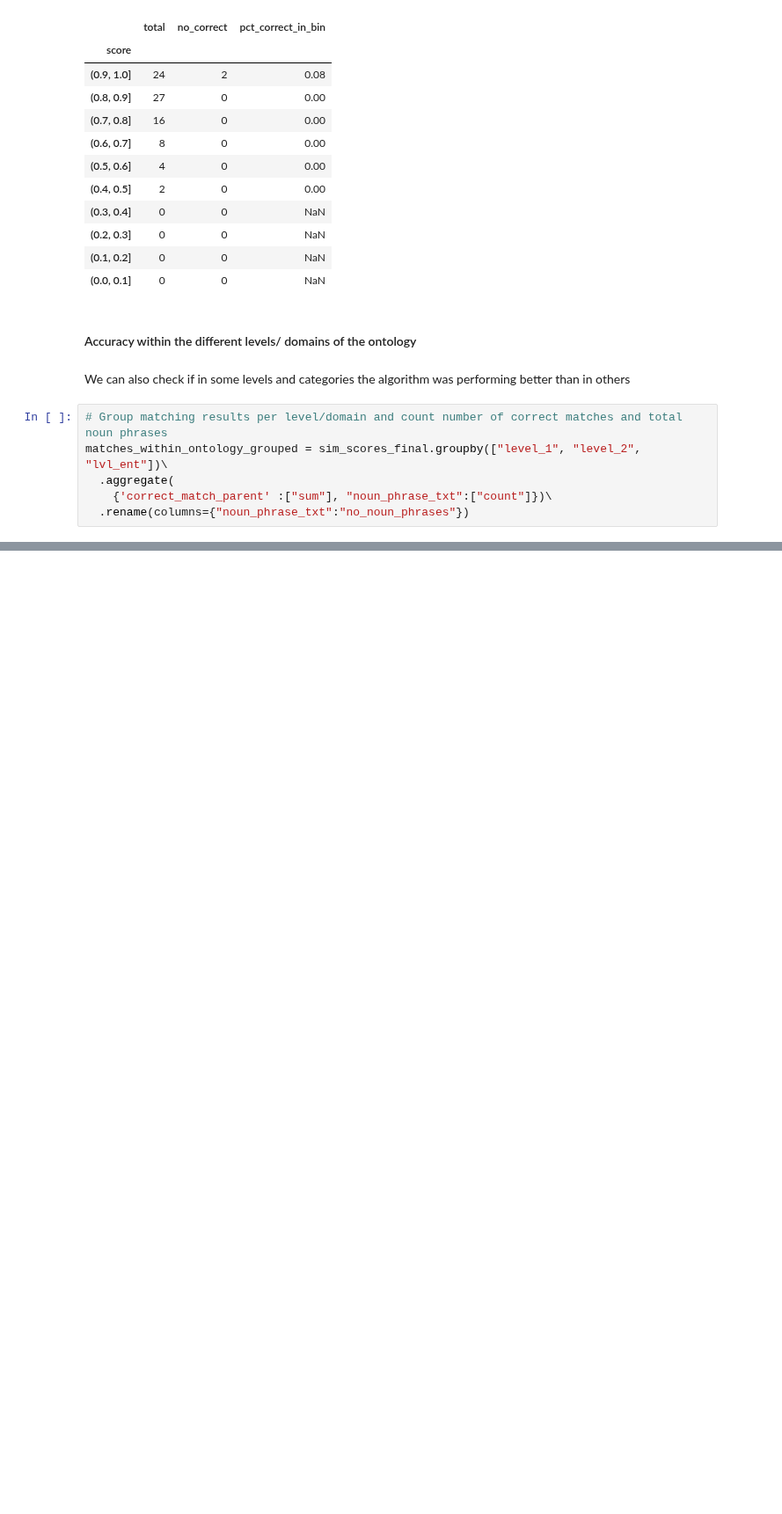
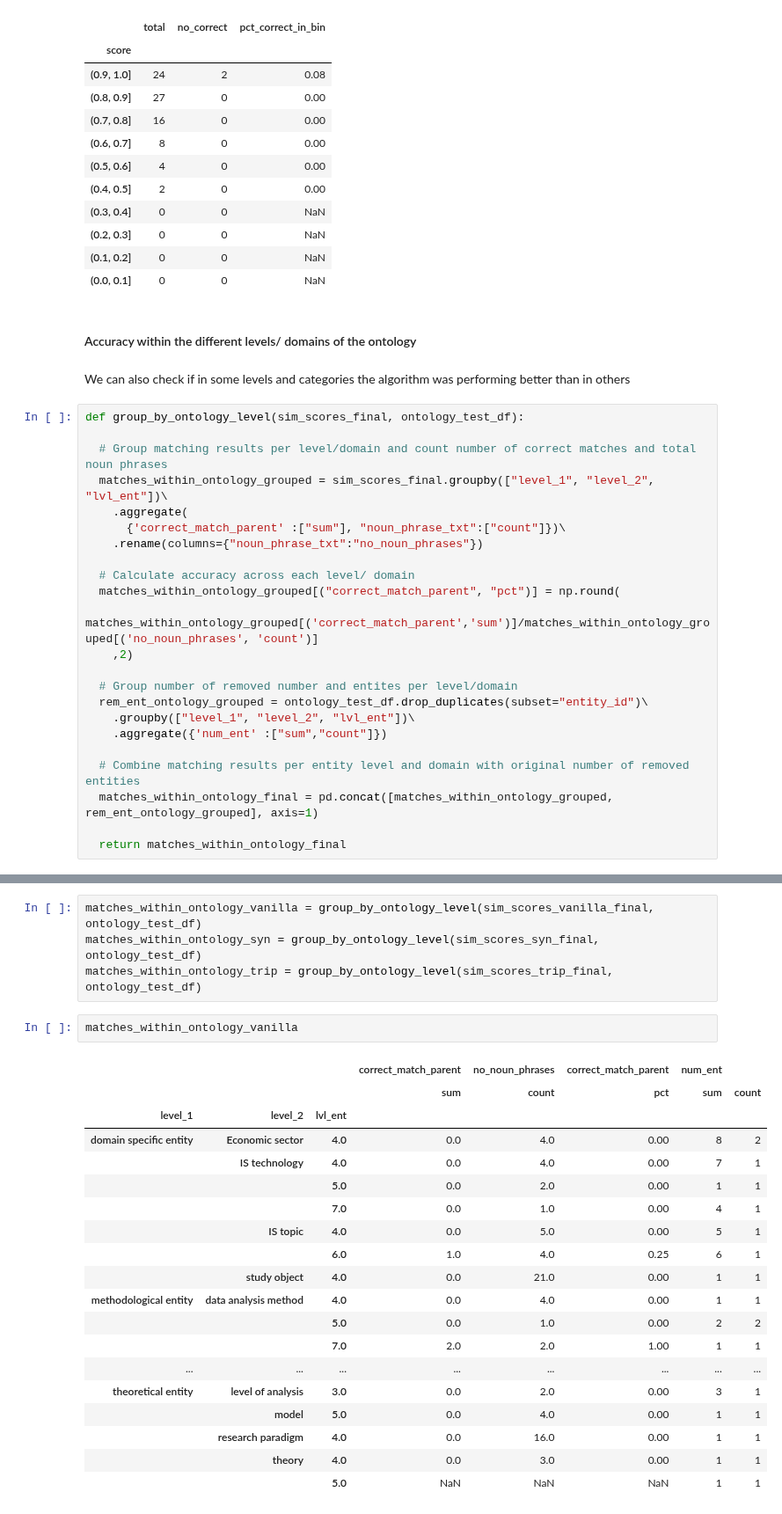
Before and after one commit to Heity94/TWSM_Lab, a Jupyter notebook: Project/Notebooks/PH_NER_Evaluate_Model_Performance.ipynb, the cells around one changed output, grey strips where cells are left out. Shown at 88% size. Cells and saved outputs as stored; diff of their text form; blank space fills up the shorter version.

Commit message:
Add some comparisons between model prediction on test set

```diff
--- a/Project/Notebooks/PH_NER_Evaluate_Model_Performance.ipynb
+++ b/Project/Notebooks/PH_NER_Evaluate_Model_Performance.ipynb
@@ -334,8 +334,25 @@ corr_match_bins_trip
 # %% [markdown]
 We can also check if in some levels and categories the algorithm was performing better than in others
 # %%
-# Group matching results per level/domain and count number of correct matches and total noun phrases
-matches_within_ontology_grouped = sim_scores_final.groupby(["level_1", "level_2", "lvl_ent"])\
-  .aggregate(
-    {'correct_match_parent' :["sum"], "noun_phrase_txt":["count"]})\
-  .rename(columns={"noun_phrase_txt":"no_noun_phrases"})
+def group_by_ontology_level(sim_scores_final, ontology_test_df):
+
+  # Group matching results per level/domain and count number of correct matches and total noun phrases
+  matches_within_ontology_grouped = sim_scores_final.groupby(["level_1", "level_2", "lvl_ent"])\
+    .aggregate(
+      {'correct_match_parent' :["sum"], "noun_phrase_txt":["count"]})\
+    .rename(columns={"noun_phrase_txt":"no_noun_phrases"})
+
+  # Calculate accuracy across each level/ domain
+  matches_within_ontology_grouped[("correct_match_parent", "pct")] = np.round(
+    matches_within_ontology_grouped[('correct_match_parent','sum')]/matches_within_ontology_grouped[('no_noun_phrases', 'count')]
+    ,2)
+
+  # Group number of removed number and entites per level/domain
+  rem_ent_ontology_grouped = ontology_test_df.drop_duplicates(subset="entity_id")\
+    .groupby(["level_1", "level_2", "lvl_ent"])\
+    .aggregate({'num_ent' :["sum","count"]})
+
+  # Combine matching results per entity level and domain with original number of removed entities
+  matches_within_ontology_final = pd.concat([matches_within_ontology_grouped, rem_ent_ontology_grouped], axis=1)
+
+  return matches_within_ontology_final
@@ -396,0 +359,26 @@ pd.concat([matches_within_ontology_grouped, rem_ent_ontology_grouped], axis=1)
+# %%
+matches_within_ontology_vanilla = group_by_ontology_level(sim_scores_vanilla_final, ontology_test_df)
+matches_within_ontology_syn = group_by_ontology_level(sim_scores_syn_final, ontology_test_df)
+matches_within_ontology_trip = group_by_ontology_level(sim_scores_trip_final, ontology_test_df)
+# %%
+matches_within_ontology_vanilla
+# %% [output]
+|  |  |  | correct_match_parent | no_noun_phrases | correct_match_parent | num_ent |  |
+|  |  |  | sum | count | pct | sum | count |
+| level_1 | level_2 | lvl_ent |  |  |  |  |  |
+| domain specific entity | Economic sector | 4.0 | 0.0 | 4.0 | 0.00 | 8 | 2 |
+|  | IS technology | 4.0 | 0.0 | 4.0 | 0.00 | 7 | 1 |
+|  |  | 5.0 | 0.0 | 2.0 | 0.00 | 1 | 1 |
+|  |  | 7.0 | 0.0 | 1.0 | 0.00 | 4 | 1 |
+|  | IS topic | 4.0 | 0.0 | 5.0 | 0.00 | 5 | 1 |
+|  |  | 6.0 | 1.0 | 4.0 | 0.25 | 6 | 1 |
+|  | study object | 4.0 | 0.0 | 21.0 | 0.00 | 1 | 1 |
+| methodological entity | data analysis method | 4.0 | 0.0 | 4.0 | 0.00 | 1 | 1 |
+|  |  | 5.0 | 0.0 | 1.0 | 0.00 | 2 | 2 |
+|  |  | 7.0 | 2.0 | 2.0 | 1.00 | 1 | 1 |
+| ... | ... | ... | ... | ... | ... | ... | ... |
+| theoretical entity | level of analysis | 3.0 | 0.0 | 2.0 | 0.00 | 3 | 1 |
+|  | model | 5.0 | 0.0 | 4.0 | 0.00 | 1 | 1 |
+|  | research paradigm | 4.0 | 0.0 | 16.0 | 0.00 | 1 | 1 |
+|  | theory | 4.0 | 0.0 | 3.0 | 0.00 | 1 | 1 |
+|  |  | 5.0 | NaN | NaN | NaN | 1 | 1 |
```
Also changed, not shown: parts of 9 cells of this notebook.
